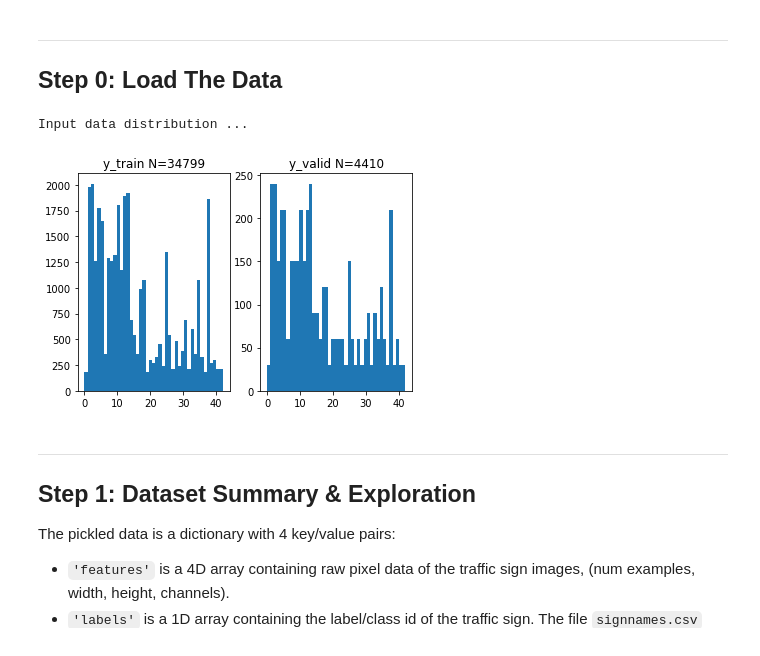
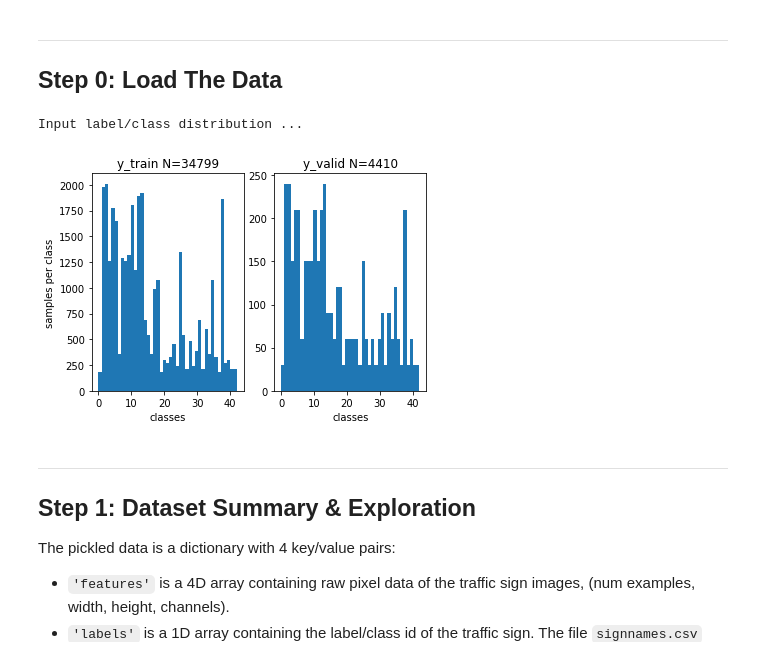
Before and after one commit to venkatvi/UdacitySelfDrivingCarNanoDegree, a Jupyter notebook: Py/Proj2_TrafficSignClassifier/P2/To Submit/Traffic_Sign_Classifier.ipynb, the cells around one changed output. Drawn from its saved outputs; the diff is of its cells as text; code cells hidden in the pictures.

```diff
--- a/Py/Proj2_TrafficSignClassifier/P2/To Submit/Traffic_Sign_Classifier.ipynb
+++ b/Py/Proj2_TrafficSignClassifier/P2/To Submit/Traffic_Sign_Classifier.ipynb
@@ -33,35 +33,38 @@ testing_file = "./traffic-signs-data/test.p"
 with open(training_file, mode='rb') as f:
     train = pickle.load(f)
 with open(validation_file, mode='rb') as f:
     valid = pickle.load(f)
 with open(testing_file, mode='rb') as f:
     test = pickle.load(f)
 
 # Get the  features and class labels for training, validation and test set
 X_train, y_train = train['features'], train['labels']
 X_valid, y_valid = valid['features'], valid['labels']
 X_test, y_test = test['features'], test['labels']
 
 # Number of unique labels
 number_of_classes = len(np.unique(y_train))
 
 # Print the input label distribution
 print("Input label/class distribution ... ")
 fig, axes = plt.subplots(1, 2)
 ax = plt.subplot(1,2,1)
 ax.set_title("y_train N=" + str(len(y_train)) )
+ax.set_xlabel("classes")
+ax.set_ylabel("samples per class")
 
 plt.hist(y_train, bins=number_of_classes)
 ax = plt.subplot(1,2,2)
 ax.set_title("y_valid N=" + str(len(y_valid)))
+ax.set_xlabel("classes")
 
 plt.hist(y_valid, bins=number_of_classes)
 plt.show()
 
 data = {'train': (X_train, y_train), 'test': (X_test , y_test), 'valid': (X_valid, y_valid)}
 # %% [output]
-Input data distribution ...
+Input label/class distribution ...
-[figure, old version]
+[figure, new version]
 # %% [markdown]
 ---
 
```
Also changed, not shown: parts of 30 cells of this notebook, 1 other file.
